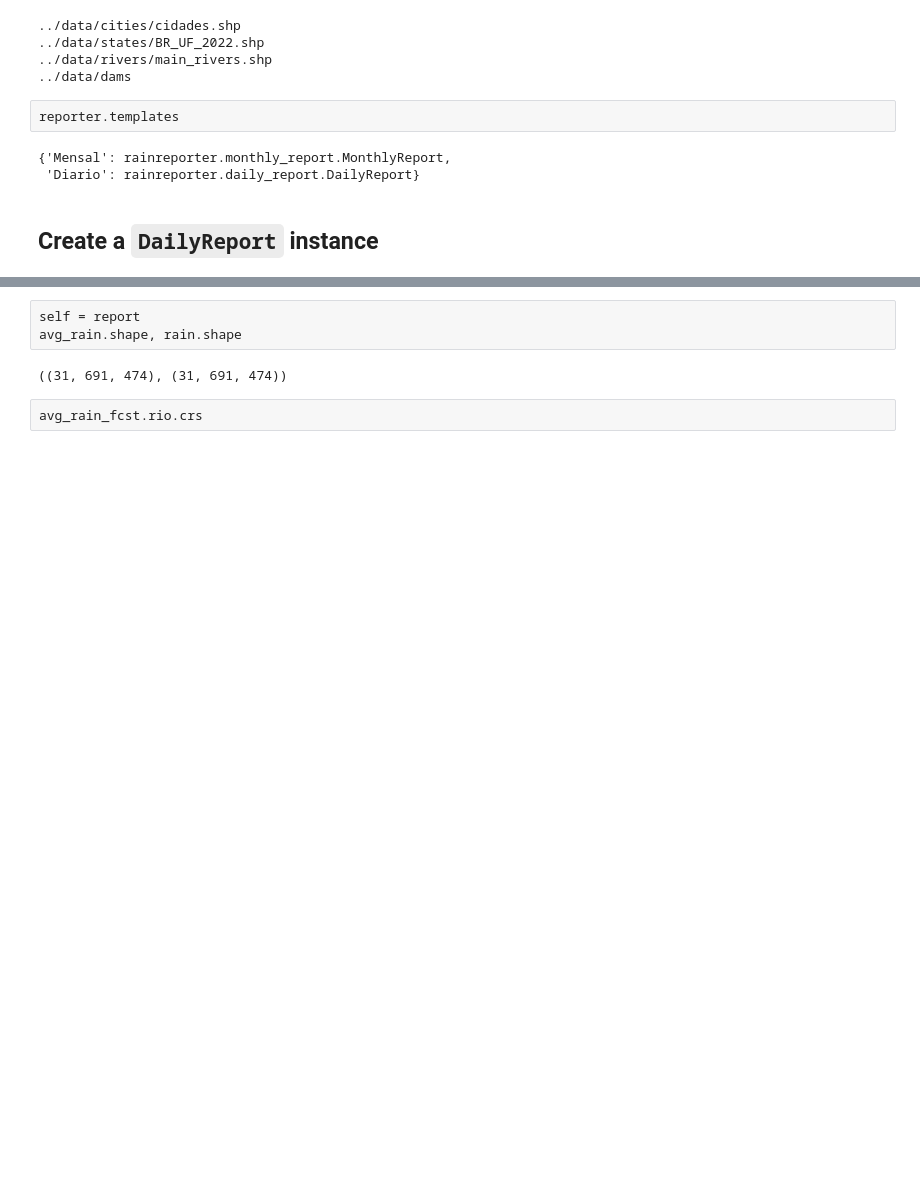
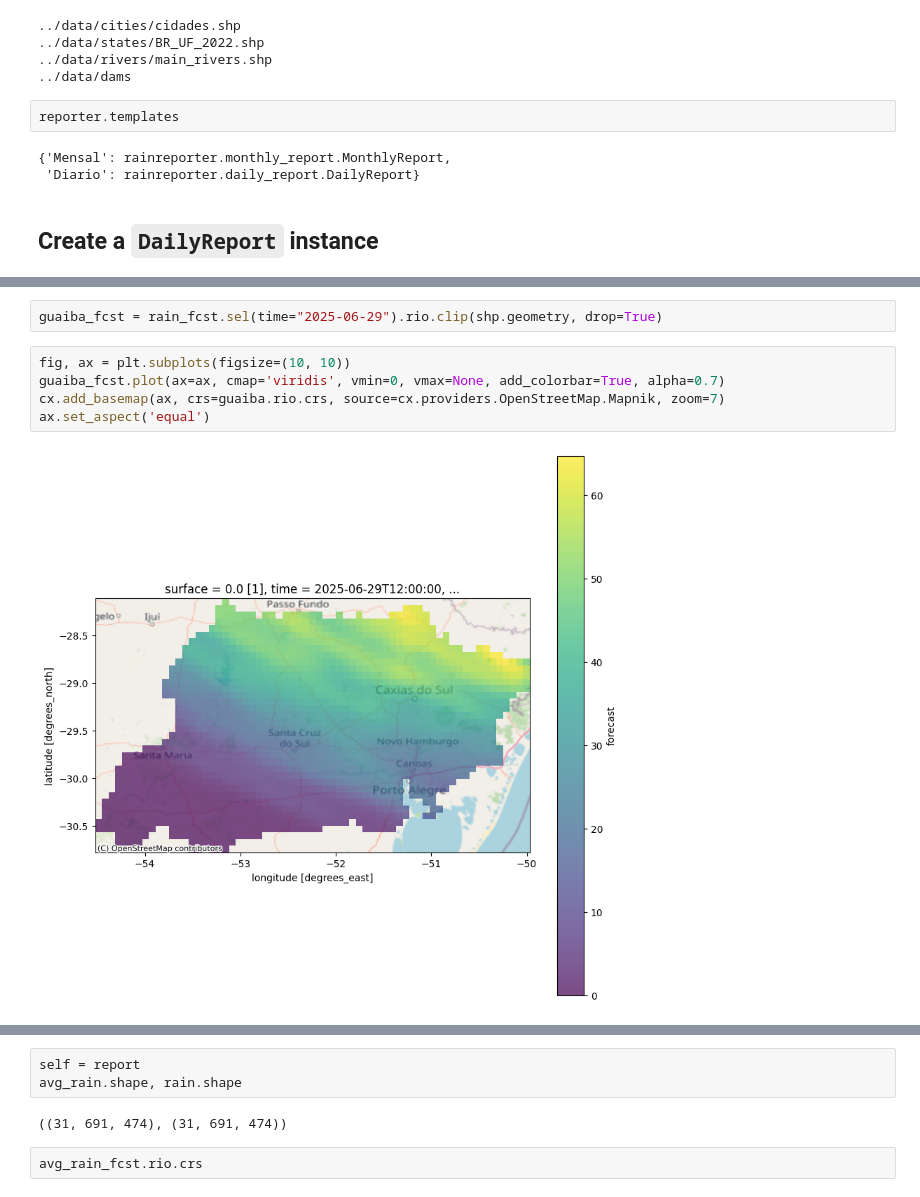
Before and after one commit to cordmaur/RainReporter, a Jupyter notebook: nbs/02-Daily_Report.ipynb, the cells around one changed output, grey strips where cells are left out. Cells and saved outputs as stored; diff of their text form; blank space fills up the shorter version.

```diff
--- a/nbs/02-Daily_Report.ipynb
+++ b/nbs/02-Daily_Report.ipynb
@@ -56,0 +125,9 @@ fig, axs, rain, avg_rain, rain_fcst, avg_rain_fcst = report.generate_report('202
+# %%
+guaiba_fcst = rain_fcst.sel(time="2025-06-29").rio.clip(shp.geometry, drop=True)
+# %%
+fig, ax = plt.subplots(figsize=(10, 10))
+guaiba_fcst.plot(ax=ax, cmap='viridis', vmin=0, vmax=None, add_colorbar=True, alpha=0.7)
+cx.add_basemap(ax, crs=guaiba.rio.crs, source=cx.providers.OpenStreetMap.Mapnik, zoom=7)
+ax.set_aspect('equal')
+# %% [output]
+[figure, added]
```
Also changed, not shown: parts of 15 cells of this notebook, 1 other file.
